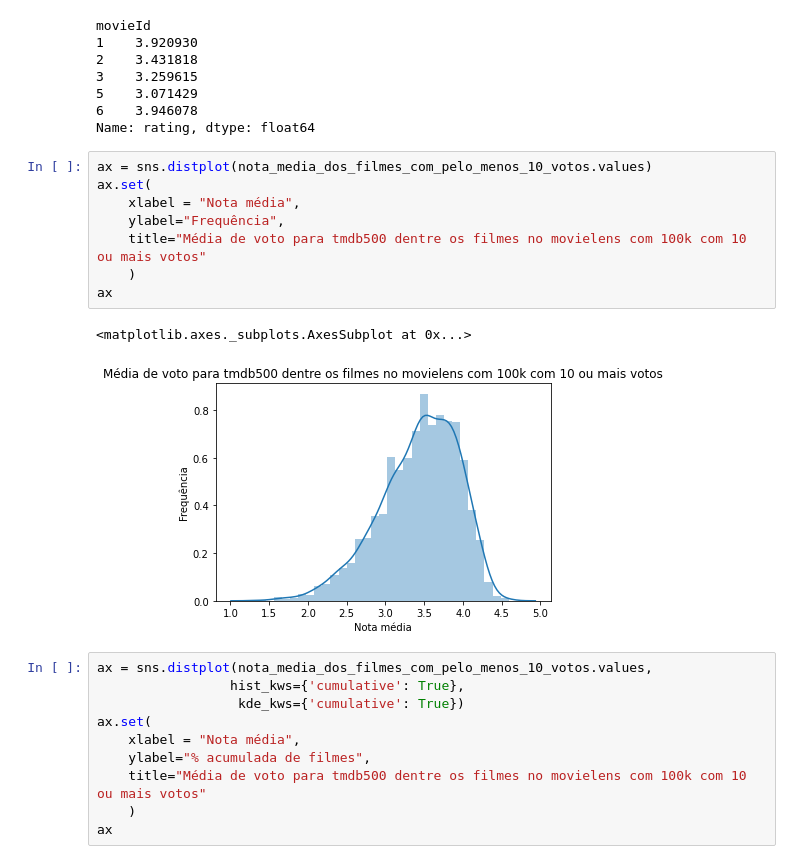
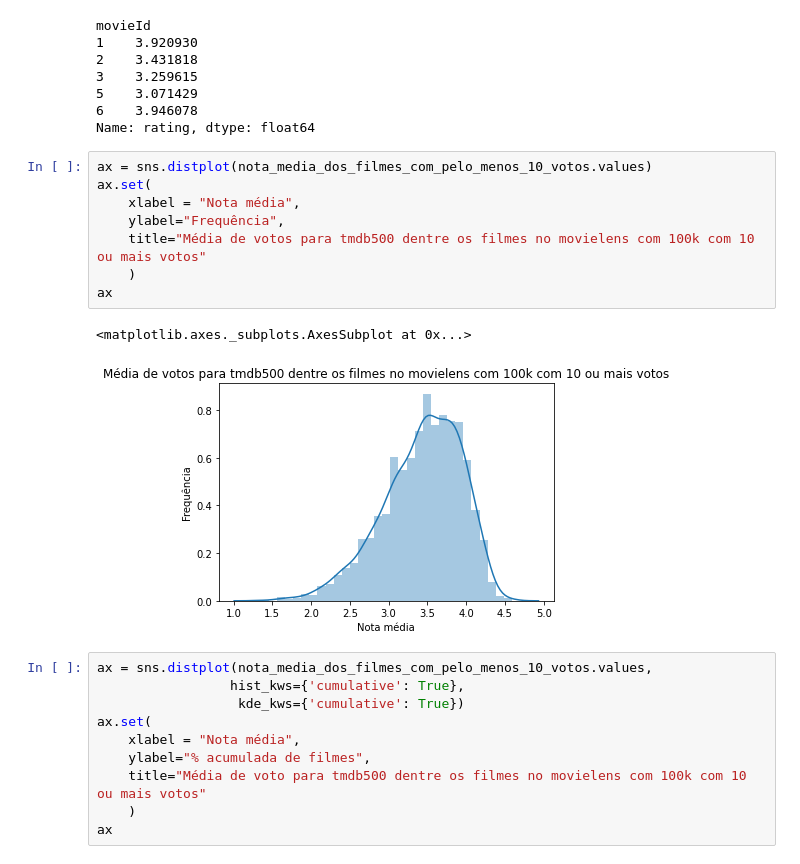
Before and after one commit to GabrielQN/data_analysis_movies, a Jupyter notebook: statistic_analisys_python.ipynb, the cells around one changed output. Drawn from its saved outputs; the diff is of its cells as text.

```diff
--- a/statistic_analisys_python.ipynb
+++ b/statistic_analisys_python.ipynb
@@ -154,14 +154,14 @@ Name: rating, dtype: float64
 # %%
 ax = sns.distplot(nota_media_dos_filmes_com_pelo_menos_10_votos.values)
 ax.set(
     xlabel = "Nota média",
     ylabel="Frequência",
-    title="Média de voto para tmdb500 dentre os filmes no movielens com 100k com 10 ou mais votos"
+    title="Média de votos para tmdb500 dentre os filmes no movielens com 100k com 10 ou mais votos"
     )
 ax
 # %% [output]
 <matplotlib.axes._subplots.AxesSubplot at 0x...>
-[figure, old version]
+[figure, new version]
 # %%
 ax = sns.distplot(nota_media_dos_filmes_com_pelo_menos_10_votos.values,
                  hist_kws={'cumulative': True},
```
Also changed, not shown: parts of 39 cells of this notebook.
